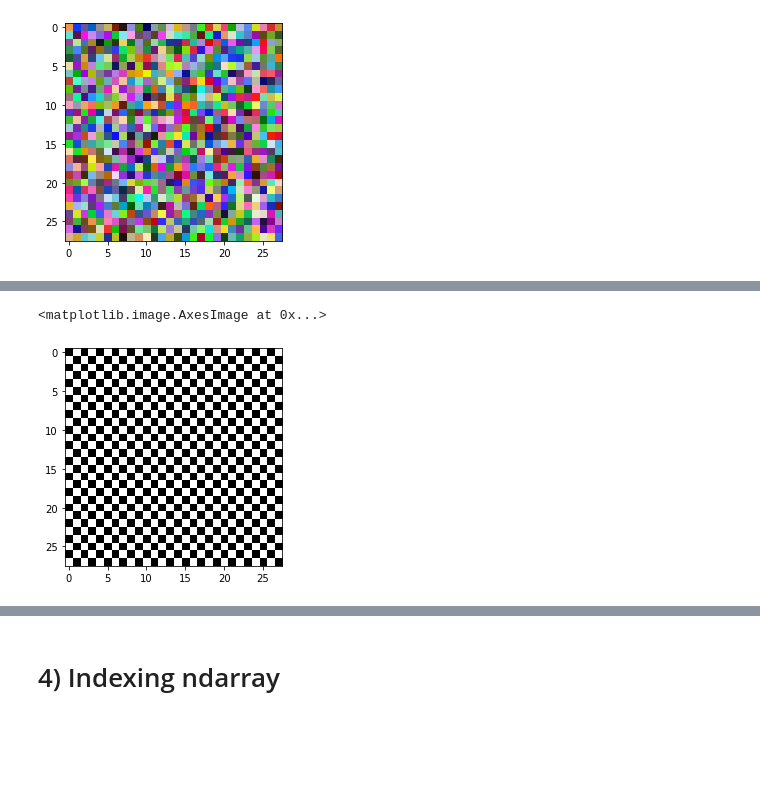
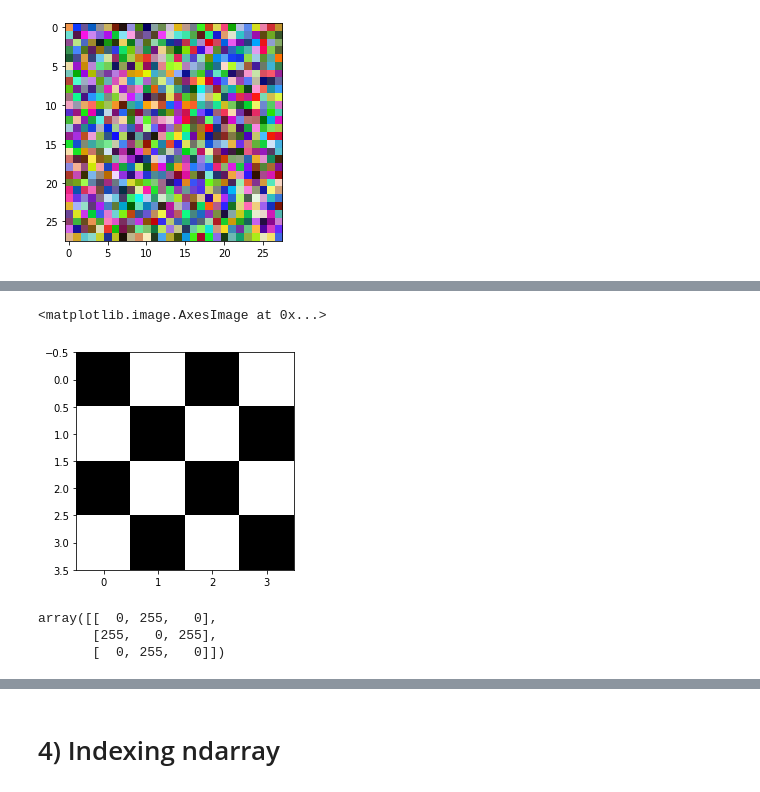
Before and after one commit to bekiekB1/GT_Numpy_Tutorial, a Jupyter notebook: Numpy_Beginner.ipynb, the cells around one changed output, grey strips where cells are left out. Drawn from its saved outputs; the diff is of its cells as text; code cells hidden in the pictures; blank space fills up the shorter version.

```diff
--- a/Numpy_Beginner.ipynb
+++ b/Numpy_Beginner.ipynb
@@ -392,7 +435,7 @@ plt.imshow(np.random.randint(0,255,size=(28,28,3)))
 <matplotlib.image.AxesImage at 0x...>
 [figure]
 # %%
-arr = np.zeros(shape=(28,28))#genereate zeros nd array
+arr = np.zeros(shape=(4,4))#genereate zeros nd array
 arr[::2,1::2] =255
 arr[1::2,::2] = 255
 plt.imshow(arr,cmap='gray')
@@ -400,2 +444,11 @@ plt.imshow(arr,cmap='gray')
 <matplotlib.image.AxesImage at 0x...>
-[figure, old version]
+[figure, new version]
+# %%
+arr = np.array([[0,255,0]
+          ,[255,0,255]
+          ,[0,255,0]])
+arr
+# %% [output]
+array([[  0, 255,   0],
+       [255,   0, 255],
+       [  0, 255,   0]])
```
Also changed, not shown: parts of 32 cells of this notebook.
